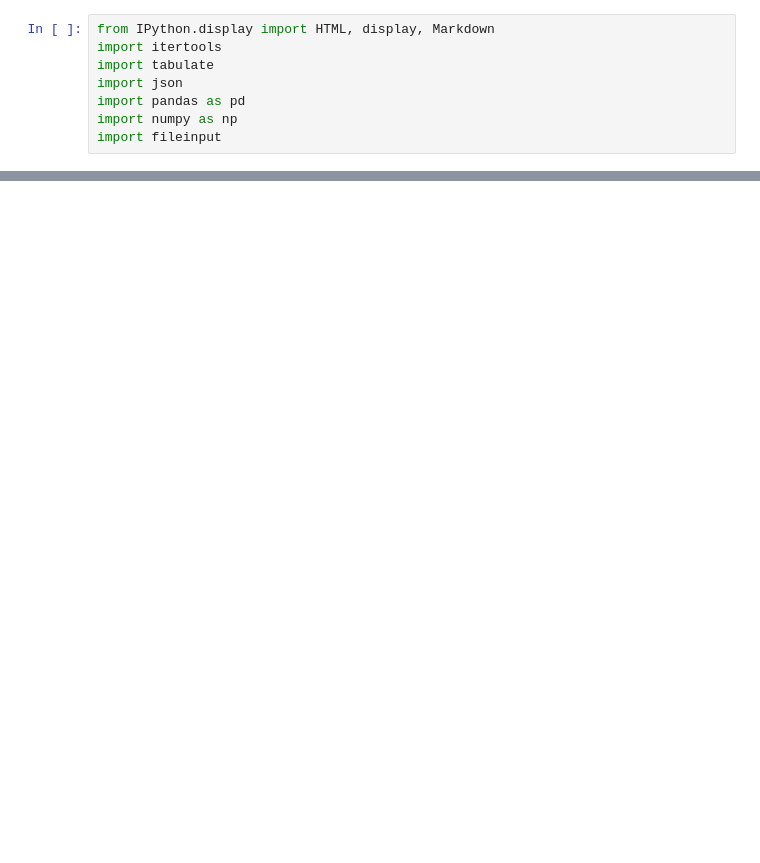
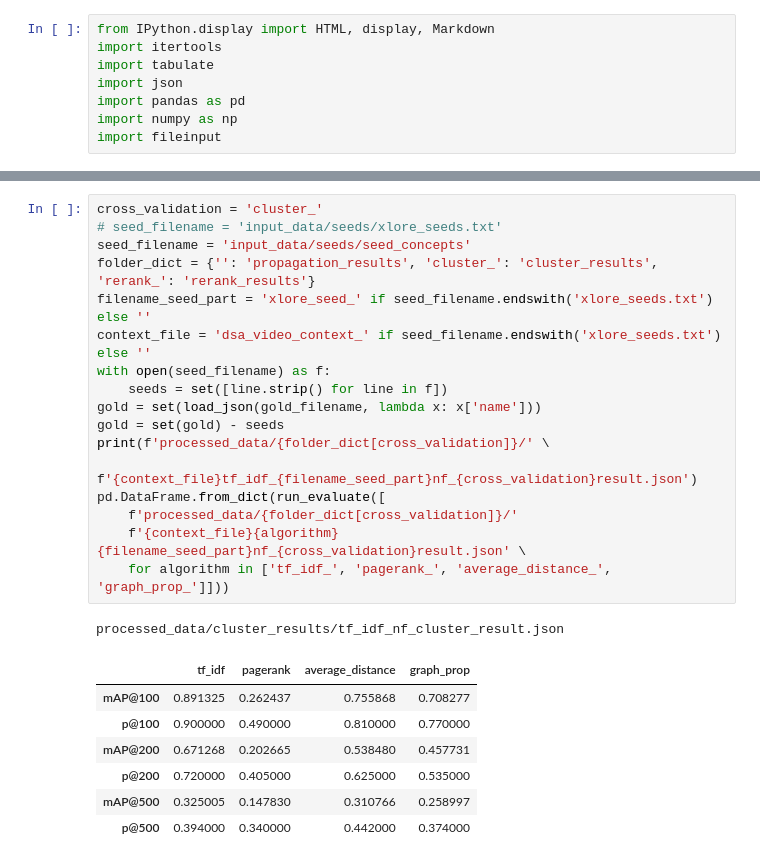
Before and after one commit to yuq-1s/Concept-Acquisition-Pipeline, a Jupyter notebook: print_evaluation.ipynb, the cells around one changed output, grey strips where cells are left out. Saved outputs shown, nothing was run; the diff lists cells and outputs as text; blank space fills up the shorter version.

```diff
--- a/print_evaluation.ipynb
+++ b/print_evaluation.ipynb
@@ -65,0 +234,26 @@ print(predicted[:30])
+# %%
+cross_validation = 'cluster_'
+# seed_filename = 'input_data/seeds/xlore_seeds.txt'
+seed_filename = 'input_data/seeds/seed_concepts'
+folder_dict = {'': 'propagation_results', 'cluster_': 'cluster_results', 'rerank_': 'rerank_results'}
+filename_seed_part = 'xlore_seed_' if seed_filename.endswith('xlore_seeds.txt') else ''
+context_file = 'dsa_video_context_' if seed_filename.endswith('xlore_seeds.txt') else ''
+with open(seed_filename) as f:
+    seeds = set([line.strip() for line in f])
+gold = set(load_json(gold_filename, lambda x: x['name']))
+gold = set(gold) - seeds
+print(f'processed_data/{folder_dict[cross_validation]}/' \
+    f'{context_file}tf_idf_{filename_seed_part}nf_{cross_validation}result.json')
+pd.DataFrame.from_dict(run_evaluate([
+    f'processed_data/{folder_dict[cross_validation]}/'
+    f'{context_file}{algorithm}{filename_seed_part}nf_{cross_validation}result.json' \
+    for algorithm in ['tf_idf_', 'pagerank_', 'average_distance_', 'graph_prop_']]))
+# %% [output]
+processed_data/cluster_results/tf_idf_nf_cluster_result.json
+|  | tf_idf | pagerank | average_distance | graph_prop |
+| mAP@100 | 0.891325 | 0.262437 | 0.755868 | 0.708277 |
+| p@100 | 0.900000 | 0.490000 | 0.810000 | 0.770000 |
+| mAP@200 | 0.671268 | 0.202665 | 0.538480 | 0.457731 |
+| p@200 | 0.720000 | 0.405000 | 0.625000 | 0.535000 |
+| mAP@500 | 0.325005 | 0.147830 | 0.310766 | 0.258997 |
+| p@500 | 0.394000 | 0.340000 | 0.442000 | 0.374000 |
```
Also changed, not shown: parts of 17 cells of this notebook, 14 other files.
